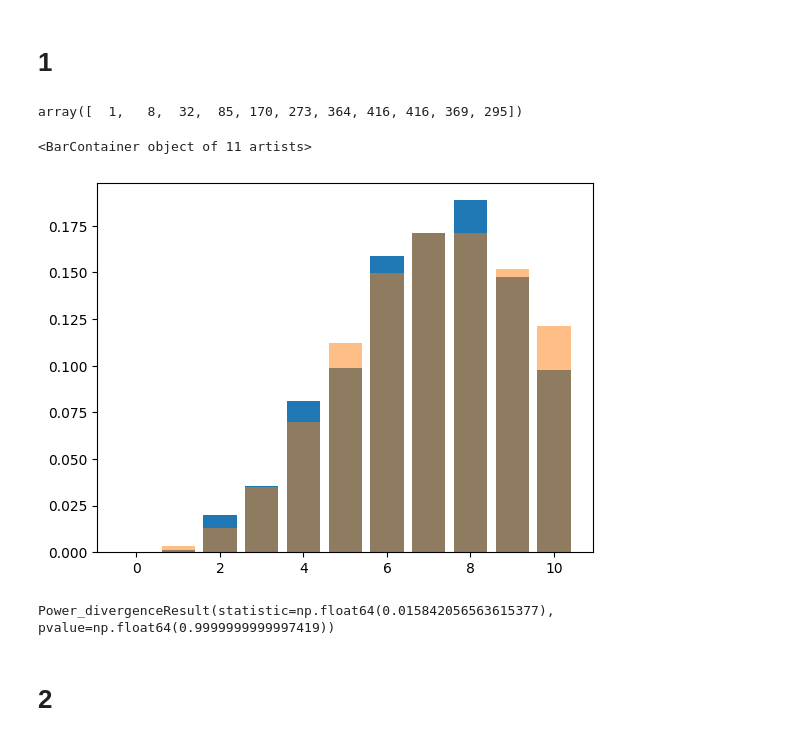
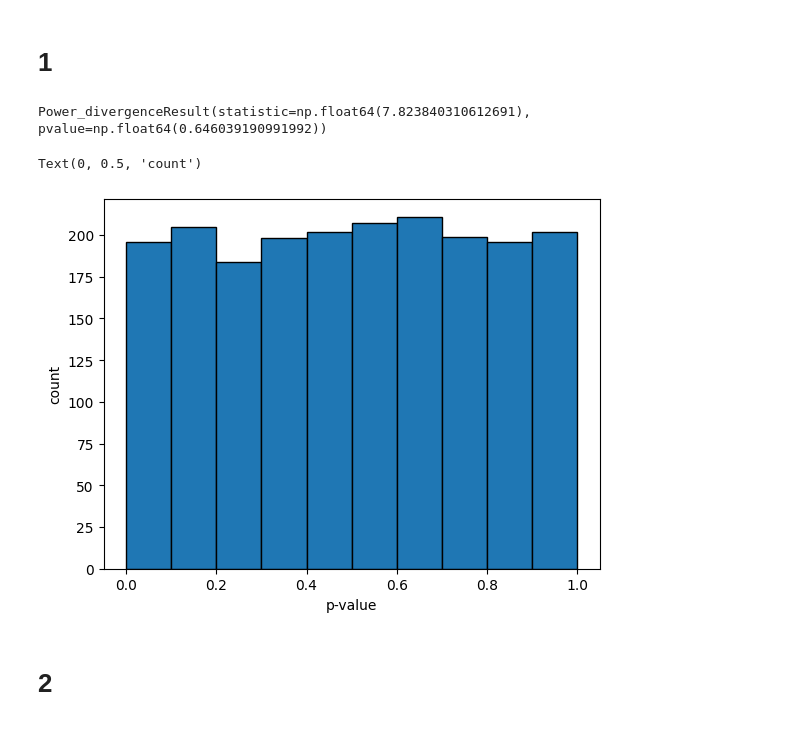
Before and after one commit to s224399/Stoc_sim_2k26, a Jupyter notebook: Exercises(week_1)/Rasmus/Exercise_6.ipynb, the cells around one changed output. Saved outputs shown, nothing was run; the diff lists cells and outputs as text; code cells hidden in the pictures.

```diff
--- a/Exercises(week_1)/Rasmus/Exercise_6.ipynb
+++ b/Exercises(week_1)/Rasmus/Exercise_6.ipynb
@@ -33,4 +21,0 @@ array = g_correct/np.sum(g_correct)
-# %%
-g_correct
-# %% [output]
-array([  1,   8,  32,  85, 170, 273, 364, 416, 416, 369, 295])
@@ -37,18 +36,54 @@ array([  1,   8,  32,  85, 170, 273, 364, 416, 416, 369, 295])
 # %%
-counts = np.bincount(X[100::], minlength=m)
+counts = np.bincount(X[1000::10], minlength=m)
 preditic_prob = counts/np.sum(counts)
-plt.bar(np.arange(m+1), preditic_prob)
-plt.bar(np.arange(m+1), array, alpha=0.5)
+expected = p_target * np.sum(counts)
+
+#plt.bar(np.arange(m+1), counts)
+#plt.bar(np.arange(m+1), expected, alpha=0.5)
 # m = 9
-# %% [output]
-<BarContainer object of 11 artists>
-[figure, removed]
 # %%
-chi = np.sum((preditic_prob-array)**2 / array)
+chi = np.sum((counts-expected)**2 / expected)
 p = 1- ss.chi2.cdf(chi,df = 10)
-ss.chisquare(preditic_prob,array,ddof=0)
+ss.chisquare(counts,expected,ddof=0)
 # %% [output]
-Power_divergenceResult(statistic=np.float64(0.015842056563615377), pvalue=np.float64(0.9999999999997419))
+Power_divergenceResult(statistic=np.float64(7.823840310612691), pvalue=np.float64(0.646039190991992))
+# %%
+
+def something():
+    N = 10_000
+    m = 10
+    A =8
+
+    X = np.zeros(N+1,dtype=int)
+    X[0] = 1
+    for i in range(N):
+        Y = np.random.randint(0,m+1)
+        ratio = g(A,Y)/g(A,X[i])
+        alpha =  min(1, ratio)
+        if np.random.rand() < alpha:
+            X[i+1] = Y
+        else: X[i+1] = X[i]
+    return X
+
+p_target = g_correct / g_correct.sum()
+mask = p_target.flatten() > 0
+
+pvals = []
+
+for _ in range(2000):
+    samples = something()
+    counts = np.bincount(samples[1000::10], minlength=m)
+    preditic_prob = counts/np.sum(counts)
+    expected = p_target * np.sum(counts)
+    _, p = ss.chisquare(counts, expected)
+    pvals.append(p)
+# %%
+pvals = np.array(pvals)
+plt.hist(pvals, bins=10, range=(0,1), edgecolor='k')
+plt.xlabel('p-value'); plt.ylabel('count')
+# %% [output]
+Text(0, 0.5, 'count')
+[figure, added]
 # %% [markdown]
 # 2
 # %%
```
Also changed, not shown: parts of 19 cells of this notebook, 1 other file.
